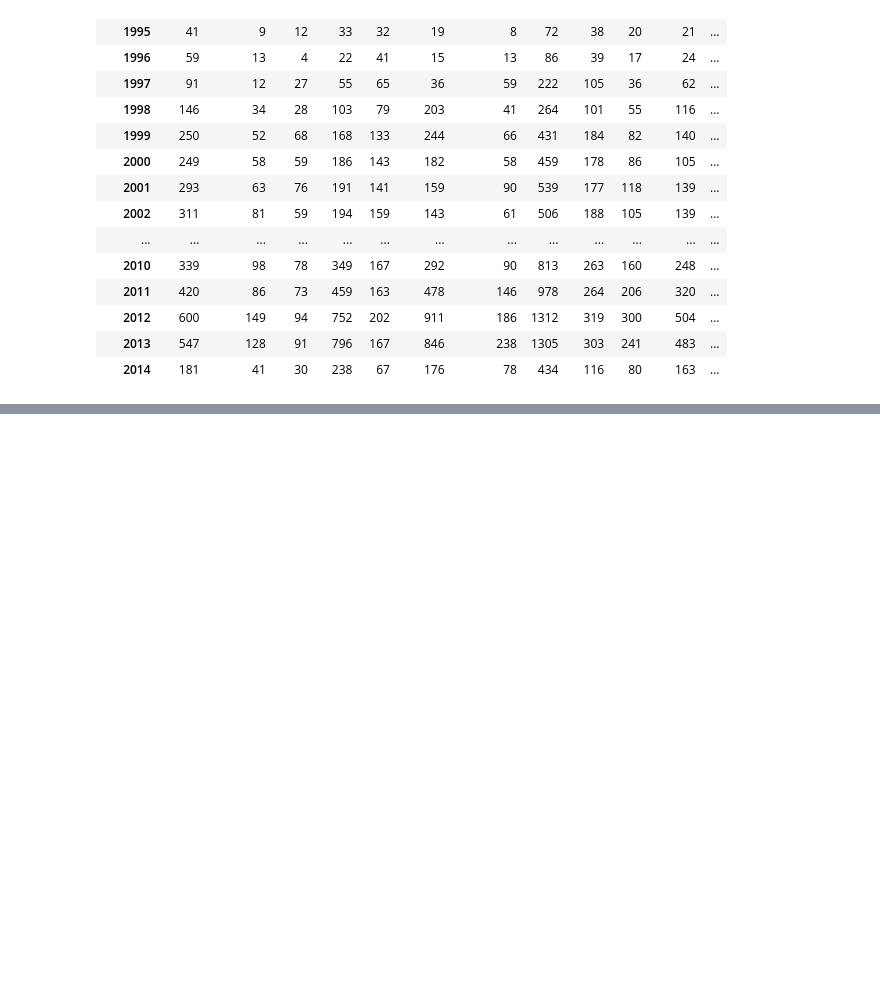
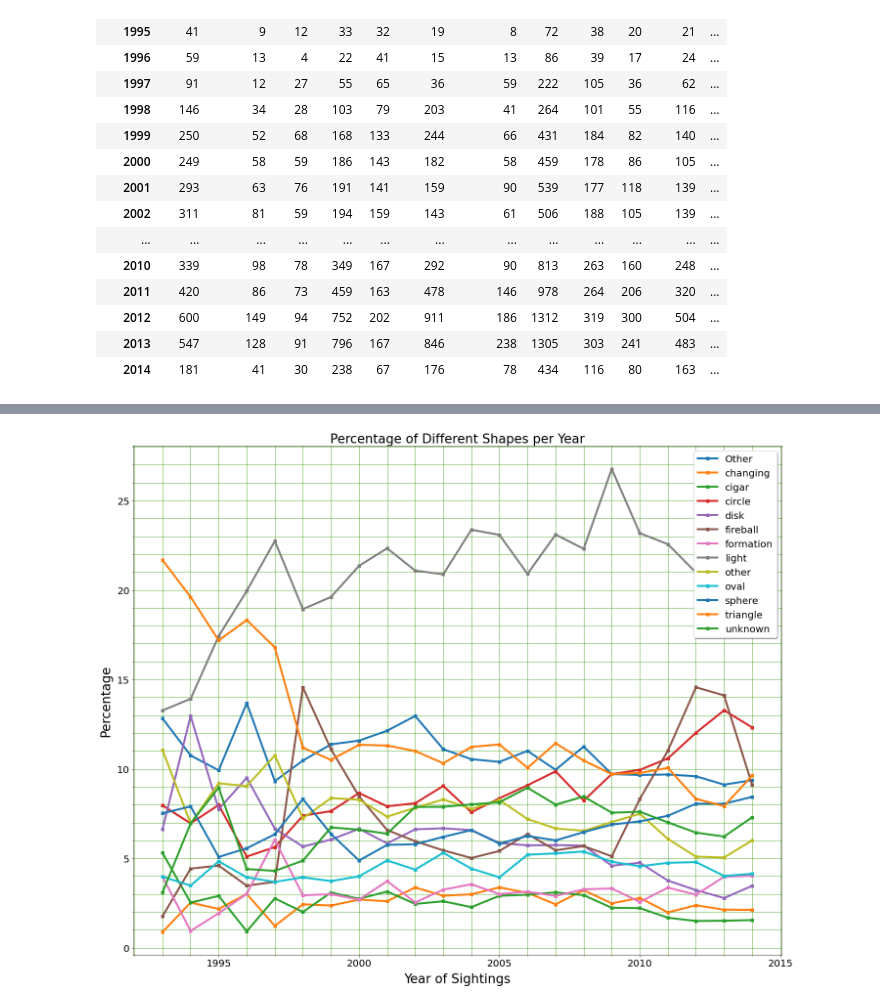
Before and after one commit to mmegancross/project-1-alien-analysis, a Jupyter notebook: UFO_dataset_trimmed.ipynb, the cells around one changed output, grey strips where cells are left out. Drawn from its saved outputs; the diff is of its cells as text; code cells hidden in the pictures; blank space fills up the shorter version.

Commit message:
Add % over time graphs

```diff
--- a/UFO_dataset_trimmed.ipynb
+++ b/UFO_dataset_trimmed.ipynb
@@ -556,3 +561,6 @@ unstack_data
 | 2012 | 600 | 149 | 94 | 752 | 202 | 911 | 186 | 1312 | 319 | 300 | 504 | ... |
 | 2013 | 547 | 128 | 91 | 796 | 167 | 846 | 238 | 1305 | 303 | 241 | 483 | ... |
 | 2014 | 181 | 41 | 30 | 238 | 67 | 176 | 78 | 434 | 116 | 80 | 163 | ... |
+# %%
+unstack_data_rotate = unstack_data.T
+unstack_data_rotate
@@ -558,0 +584,3 @@ unstack_data
+# %%
+percent_data = unstack_data_rotate/unstack_data_rotate.sum()*100
+percent_data
@@ -597,0 +627,3 @@ plt.show()
+# %%
+unstack_data_unrotate = percent_data.T
+unstack_data_unrotate
@@ -597,0 +650,21 @@ plt.show()
+# %%
+unstack_data_unrotate.plot(kind='line', marker="s", linewidth=4, figsize=(20,16), fontsize=20)
+
+plt.xlabel("Year of Sightings", fontsize=26, labelpad = 10)
+plt.ylabel("Percentage", fontsize=26, labelpad = 10)
+plt.title("Percentage of Different Shapes per Year", fontsize=26)
+
+plt.minorticks_on()
+plt.grid(b=True, which='major', color='#369c0b', linestyle='-')
+plt.grid(b=True, which='minor', color='#369c0b', linestyle='-')
+plt.legend(["Other", "changing", "cigar", "circle", "disk", "fireball", "formation", "light", "other", "oval", "sphere", "triangle", "unknown"], loc="upper right", shadow=True, numpoints=True, fontsize=20)
+
+plt.tight_layout()
+
+
+#plt.savefig("Percentage of Different Shapes per Year without grid.png")
+
+
+plt.show()
+# %% [output]
+[figure, added]
```
Also changed, not shown: parts of 7 cells of this notebook, 2 other files.
